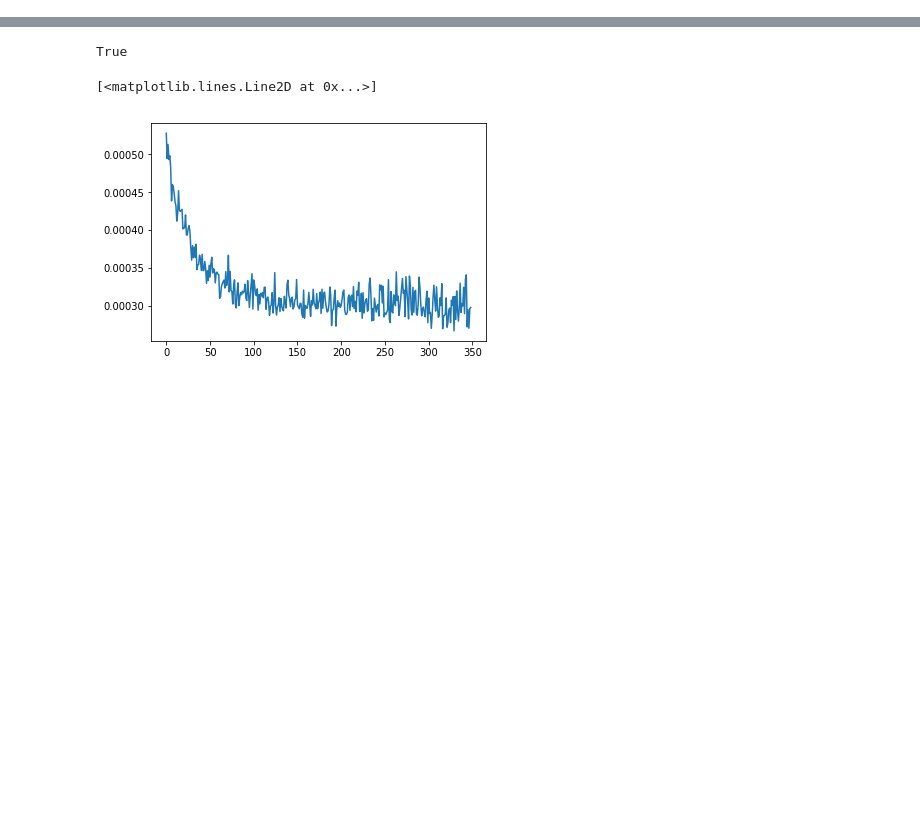
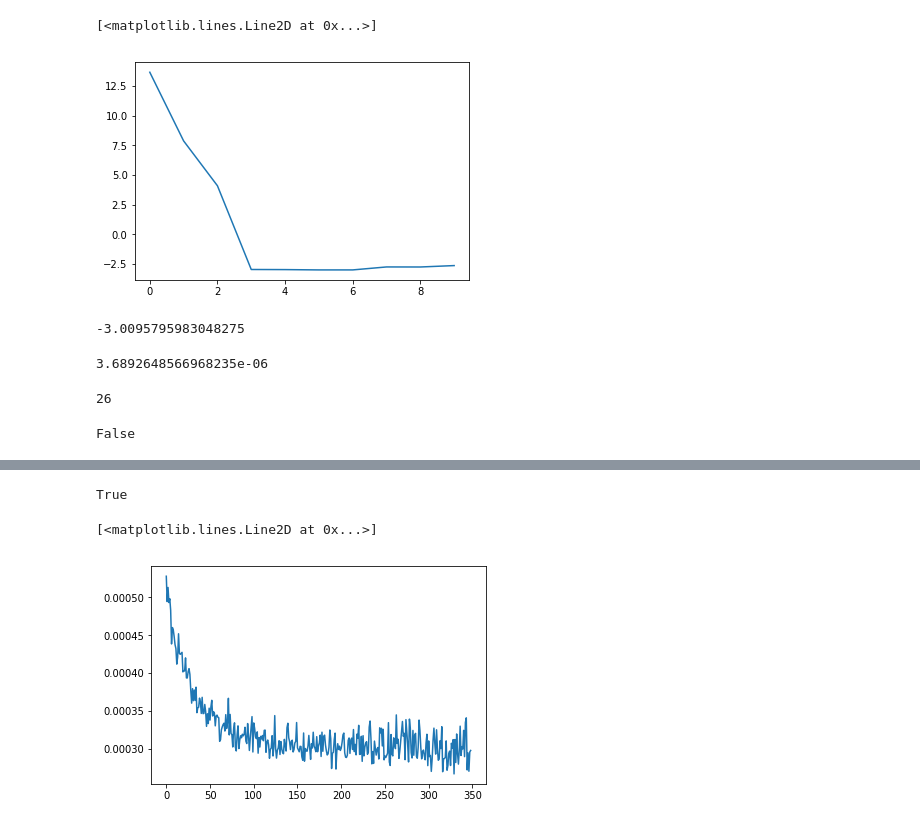
Before and after one commit to diegoarri91/stochastic-processes, a Jupyter notebook: examples/dichotomized_gaussian.ipynb, the cells around one changed output, grey strips where cells are left out. Cells and saved outputs as stored; diff of their text form; code cells hidden in the pictures; blank space fills up the shorter version.

```diff
--- a/examples/dichotomized_gaussian.ipynb
+++ b/examples/dichotomized_gaussian.ipynb
@@ -43,0 +70,33 @@ ax2.plot(dg.gp.autocov[:arg_f])
+# %%
+eigvals = np.linalg.eigvals(dg.gp.cov)
+# u, svals, v = np.linalg.svd(dg.gp.cov)
+# %%
+plt.plot(eigvals[10:20])
+# %% [output]
+[<matplotlib.lines.Line2D at 0x...>]
+[figure, added]
+# %%
+np.min(eigvals)
+# %% [output]
+-3.0095795983048275
+# %%
+np.min(svals)
+# %% [output]
+3.6892648566968235e-06
+# %%
+
+cutoff = 1e-1
+
+cov2 = np.exp(-(t_autocorr[:, None] - t_autocorr[None, :])**2 / sigma**2)
+
+u, s, v = np.linalg.svd(cov2)
+
+arg = len(s) - np.searchsorted(s[::-1], cutoff)
+print(arg)
+# %% [output]
+26
+# %%
+cov3 = u[:, :arg] @ (s[:arg, None] * v[:arg, :])
+np.allclose(cov2, cov3)
+# %% [output]
+False
```
Also changed, not shown: parts of 12 cells of this notebook, 3 other files.
